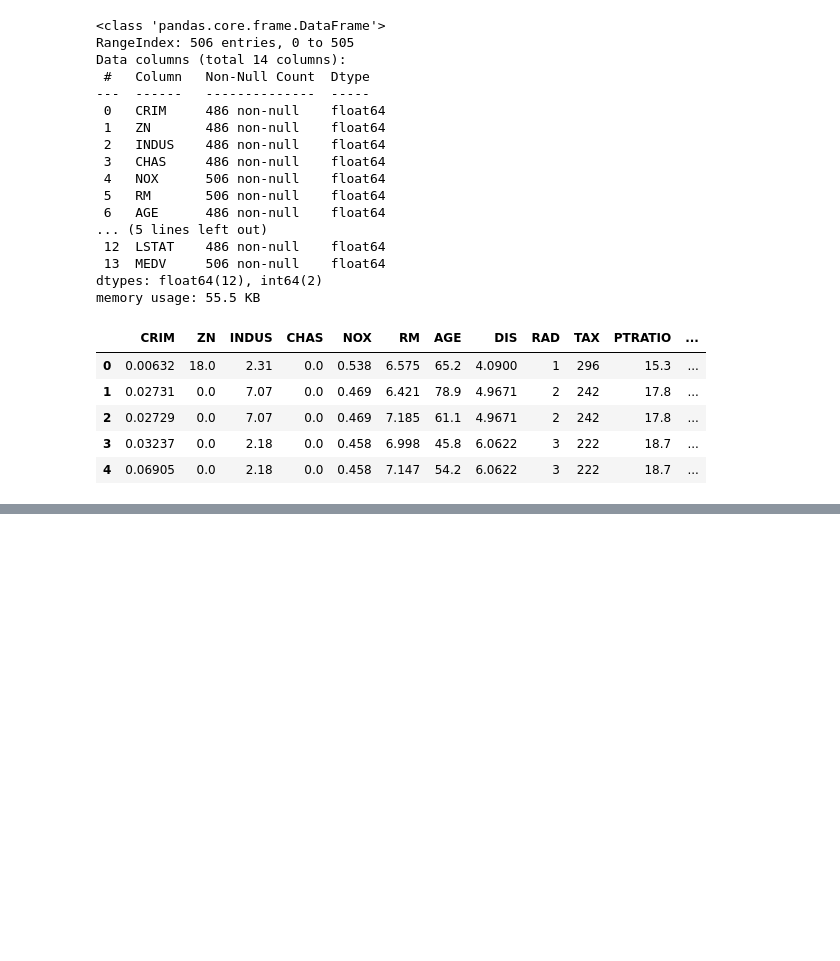
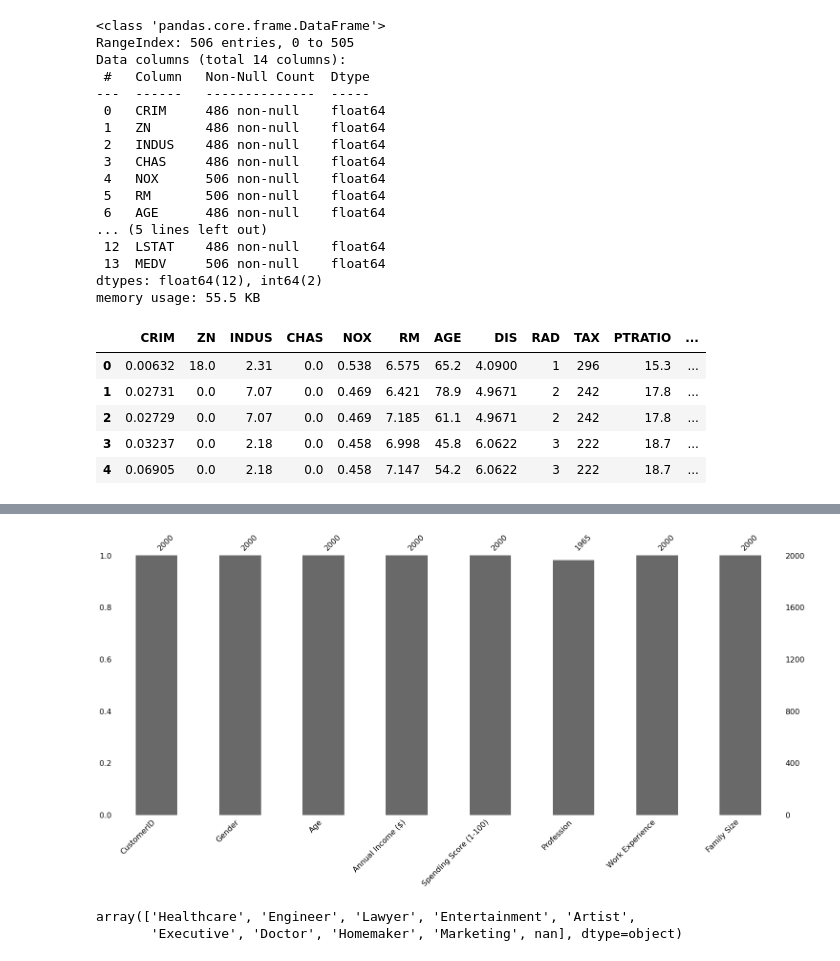
Before and after one commit to gundaminpde/2023-spring, a Jupyter notebook: 02_1_kNN.ipynb, the cells around one changed output, grey strips where cells are left out. Cells and saved outputs as stored; diff of their text form; code cells hidden in the pictures; blank space fills up the shorter version.

```diff
--- a/02_1_kNN.ipynb
+++ b/02_1_kNN.ipynb
@@ -559,0 +632,10 @@ df_house.head()
+# %%
+msno.bar(df_Customer)
+plt.show()
+# %% [output]
+[figure, added]
+# %%
+df_Customer['Profession'].unique()
+# %% [output]
+array(['Healthcare', 'Engineer', 'Lawyer', 'Entertainment', 'Artist',
+       'Executive', 'Doctor', 'Homemaker', 'Marketing', nan], dtype=object)
```
Also changed, not shown: parts of 15 cells of this notebook.
